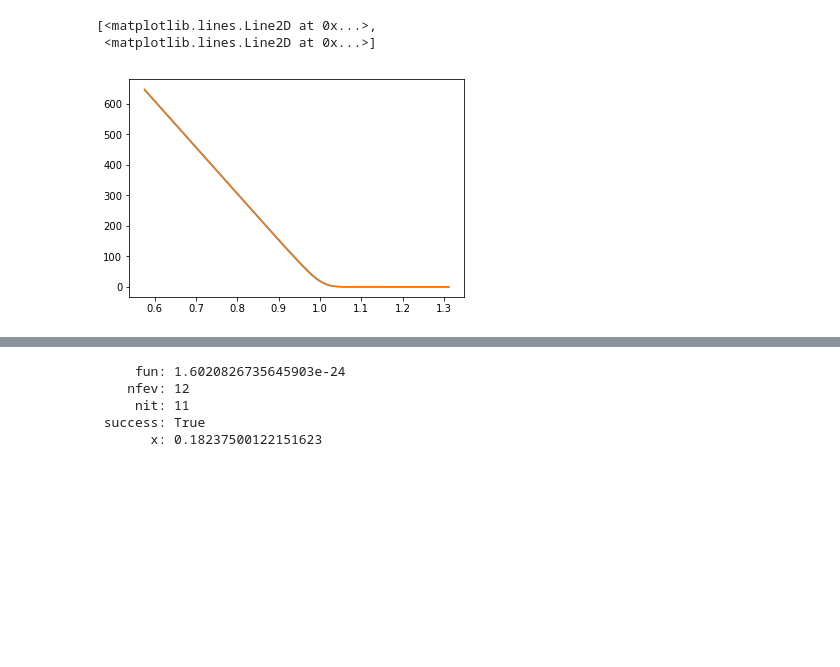
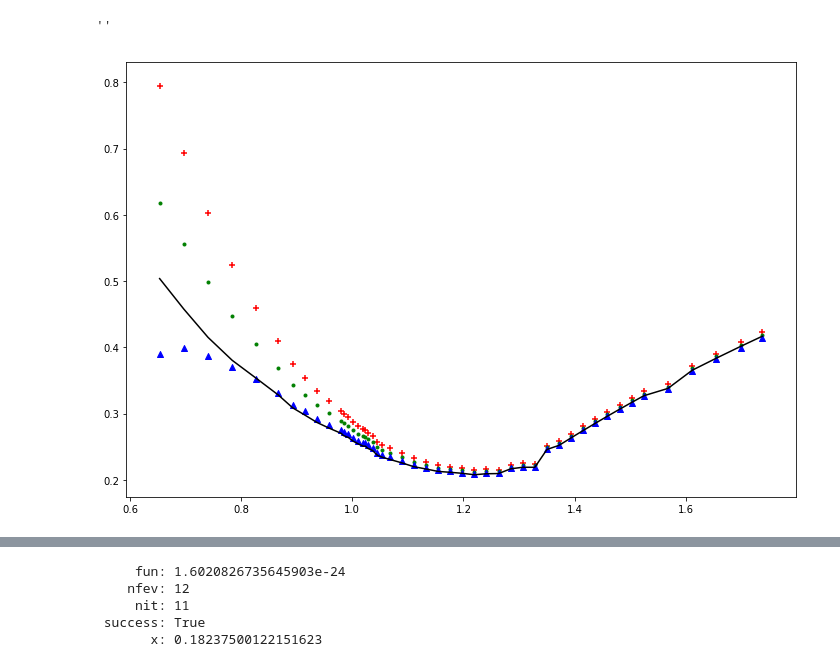
Before and after one commit to sebasv/thesis, a Jupyter notebook: Calibrations.ipynb, the cells around one changed output, grey strips where cells are left out. Cells and saved outputs as stored; diff of their text form; code cells hidden in the pictures; blank space fills up the shorter version.

```diff
--- a/Calibrations.ipynb
+++ b/Calibrations.ipynb
@@ -22,6 +24,15 @@ plt.plot(bla.strike, bla.imp_vol)
-# %%
-plt.plot(bla.strike, bla.best_bid, bla.strike, bla.best_offer)
-# %% [output]
-[<matplotlib.lines.Line2D at 0x...>,
- <matplotlib.lines.Line2D at 0x...>]
-[figure, removed]
+# %%
+bla['lb_vol'] = bla.apply(lambda row: optimize.minimize_scalar(get_fit(row, sigmaM_lb), method='bounded', bounds=[0,1], options={'xatol':1e-5}).x, axis=1)
+bla['m_vol'] = bla.apply(lambda row: optimize.minimize_scalar(get_fit(row, sigmaM), method='bounded', bounds=[0,1], options={'xatol':1e-5}).x, axis=1)
+bla['ub_vol'] = bla.apply(lambda row: optimize.minimize_scalar(get_fit(row, sigmaM_ub), method='bounded', bounds=[0,1], options={'xatol':1e-5}).x, axis=1)
+
+fig, ax = plt.subplots(figsize=(12,8))
+m = bla.index#(bla.ub_vol > 1e-5) & (bla.lb_vol > bla.ub_vol) & (bla.lb_vol < 2-1e-5)
+ax.scatter(bla.strike[m], bla.lb_vol[m], marker='+', c='r')
+ax.scatter(bla.strike[m], bla.m_vol[m], marker='.', c='g')
+ax.scatter(bla.strike[m], bla.ub_vol[m], marker='^', c='b')
+ax.plot(bla.strike, bla.imp_vol, 'k')
+;
+# %% [output]
+''
+[figure, added]
```
Also changed, not shown: parts of 10 cells of this notebook.
